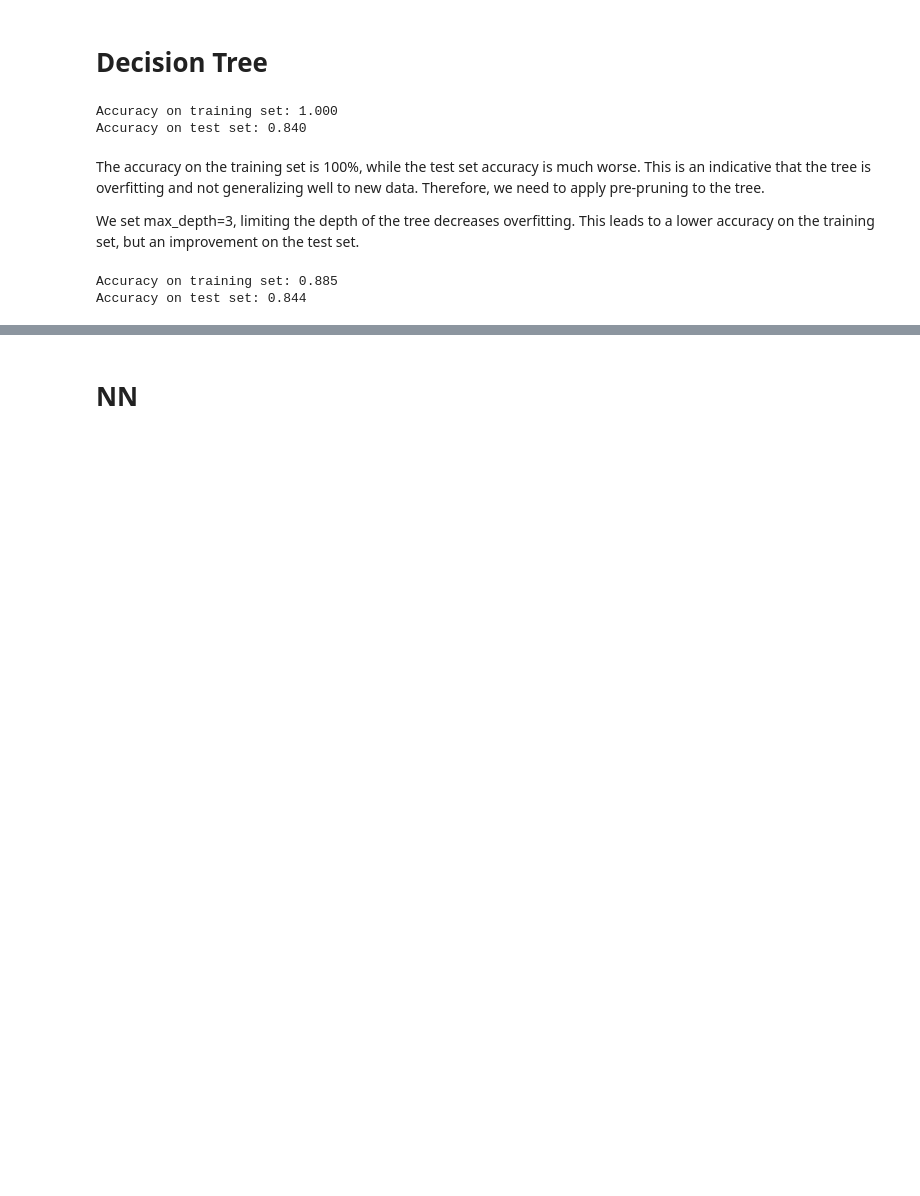
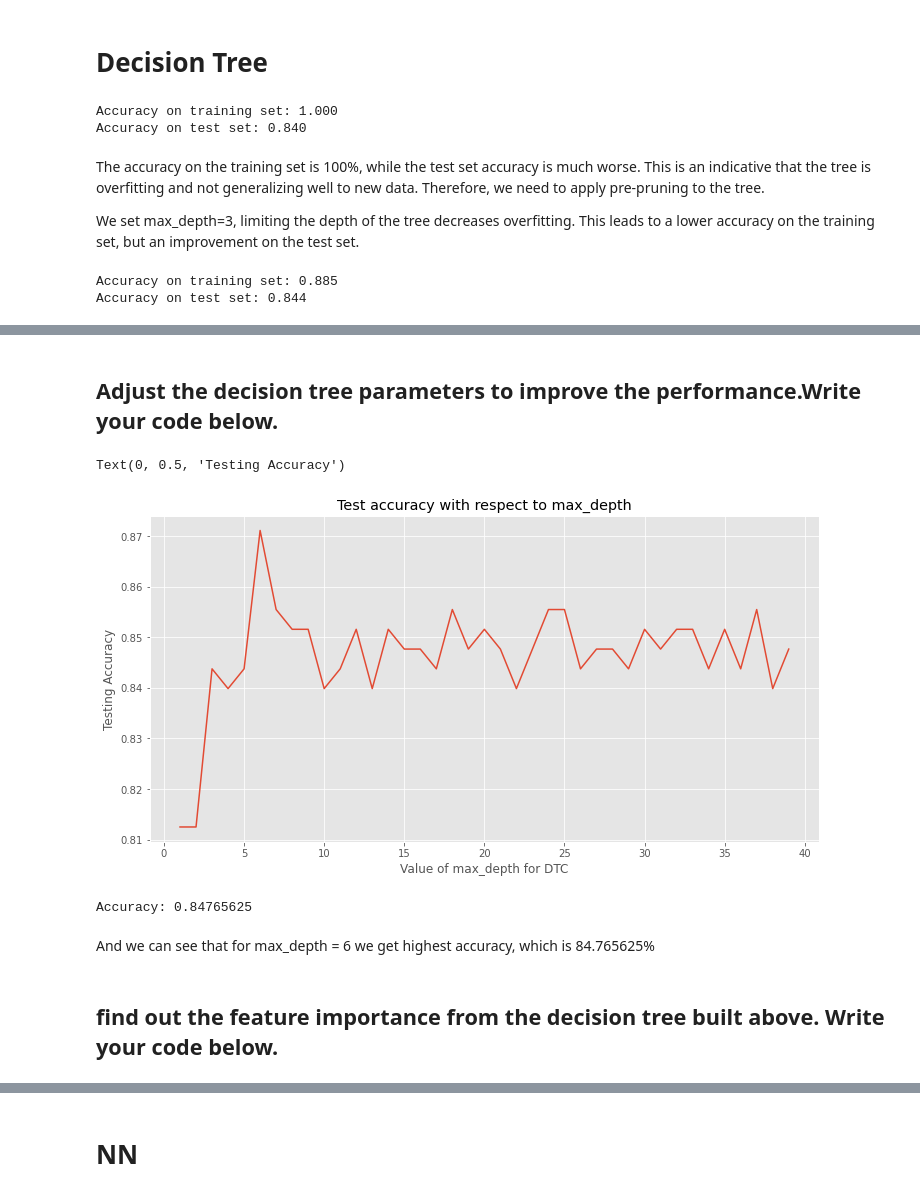
Before and after one commit to samiurprapon/DiabetesPrediction, a Jupyter notebook: S3 DT-NN-SVM.ipynb, the cells around one changed output, grey strips where cells are left out. Cells and saved outputs as stored; diff of their text form; code cells hidden in the pictures; blank space fills up the shorter version.

```diff
--- a/S3 DT-NN-SVM.ipynb
+++ b/S3 DT-NN-SVM.ipynb
@@ -553,0 +651,29 @@ Image(graph.create_png())
+# %% [markdown]
+## Adjust the decision tree parameters to improve the performance.Write your code below.
+# %%
+test_acc_dtc = []
+
+#testing different max_depth value
+for i in range(1, 40):
+    clf_test  = DecisionTreeClassifier(criterion="gini", max_depth=i)
+    clf_test = clf_test.fit(X_train,y_train)
+    y_pred = clf_test.predict(X_test)
+    test_acc_dtc.append(metrics.accuracy_score(y_test, y_pred))
+
+#plot graph
+plt.figure(figsize=(12, 6))
+plt.plot(range(1, 40), test_acc_dtc)
+plt.title('Test accuracy with respect to max_depth')
+plt.xlabel('Value of max_depth for DTC')
+plt.ylabel('Testing Accuracy')
+# %% [output]
+Text(0, 0.5, 'Testing Accuracy')
+[figure, added]
+# %%
+print("Accuracy:",metrics.accuracy_score(y_test, y_pred))
+# %% [output]
+Accuracy: 0.84765625
+# %% [markdown]
+And we can see that for max_depth = 6 we get highest accuracy, which is 84.765625%
+# %% [markdown]
+## find out the feature importance from the decision tree built above. Write your code below.
```
Also changed, not shown: parts of 27 cells of this notebook, 5 other files.
